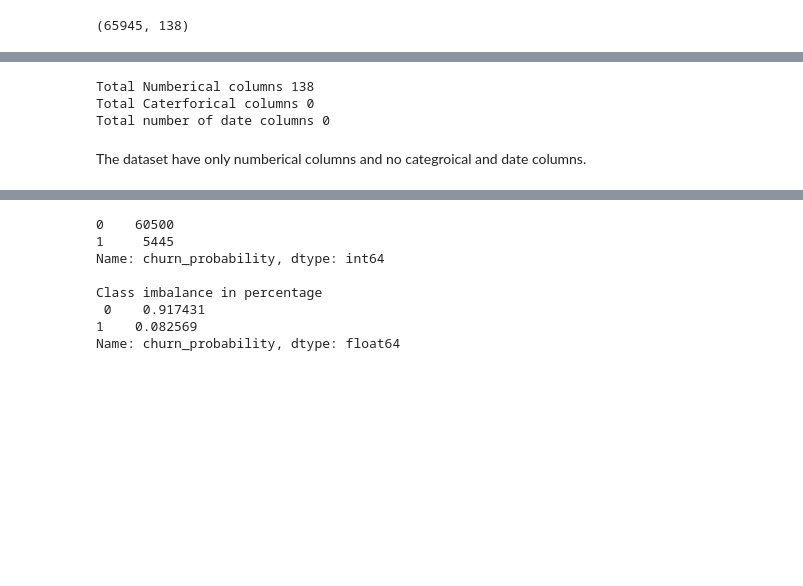
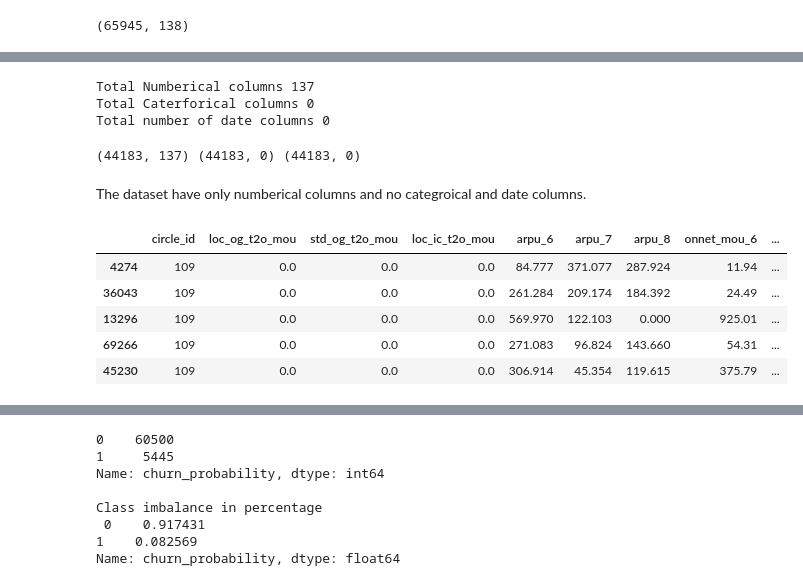
Before and after one commit to hargurjeet/Telecom-Churn-Prediction, a Jupyter notebook: telecom-churn-predictions.ipynb, the cells around one changed output, grey strips where cells are left out. Saved outputs shown, nothing was run; the diff lists cells and outputs as text; code cells hidden in the pictures; blank space fills up the shorter version.

Commit message:
Kaggle Notebook | Telecom Churn Predictions | Version 10 | Data prepared for PCA implementation

```diff
--- a/telecom-churn-predictions.ipynb
+++ b/telecom-churn-predictions.ipynb
@@ -281,0 +285,7 @@ tc_train.shape
+# %%
+X = tc_train.drop('churn_probability', axis=1)
+y = tc_train['churn_probability']
+
+X_train, X_test, y_train, y_test = train_test_split(X, y, test_size=0.33, random_state=42 )
+
+X_train.info(verbose=True, show_counts=True)
@@ -282,17 +310,31 @@ tc_train.shape
 # %%
 ## Seprating numberical, date and categorical cols
-numberic_cols = tc_train.select_dtypes(include=['number'])
+X_train_numberic = X_train.select_dtypes(include=['number'])
 
-cat_cols = tc_train.select_dtypes(include=['object'])
+X_train_cat = X_train.select_dtypes(include=['object'])
 
-date_cols = tc_train.select_dtypes(include=['datetime64'])
+X_train_date = X_train.select_dtypes(include=['datetime64'])
 
-print('Total Numberical columns', len(numberic_cols.columns))
-print('Total Caterforical columns', len(cat_cols.columns))
-print('Total number of date columns', len(date_cols.columns))
+print('Total Numberical columns', len(X_train_numberic.columns))
+print('Total Caterforical columns', len(X_train_cat.columns))
+print('Total number of date columns', len(X_train_date.columns))
 # %% [output]
-Total Numberical columns 138
+Total Numberical columns 137
 Total Caterforical columns 0
 Total number of date columns 0
+# %%
+print(X_train_numberic.shape, X_train_cat.shape, X_train_date.shape)
+# %% [output]
+(44183, 137) (44183, 0) (44183, 0)
 # %% [markdown]
 The dataset have only numberical columns and no categroical and date columns.
+# %%
+pd.set_option('display.max_column', None)
+X_train_numberic.head()
+# %% [output]
+|  | circle_id | loc_og_t2o_mou | std_og_t2o_mou | loc_ic_t2o_mou | arpu_6 | arpu_7 | arpu_8 | onnet_mou_6 | ... |
+| 4274 | 109 | 0.0 | 0.0 | 0.0 | 84.777 | 371.077 | 287.924 | 11.94 | ... |
+| 36043 | 109 | 0.0 | 0.0 | 0.0 | 261.284 | 209.174 | 184.392 | 24.49 | ... |
+| 13296 | 109 | 0.0 | 0.0 | 0.0 | 569.970 | 122.103 | 0.000 | 925.01 | ... |
+| 69266 | 109 | 0.0 | 0.0 | 0.0 | 271.083 | 96.824 | 143.660 | 54.31 | ... |
+| 45230 | 109 | 0.0 | 0.0 | 0.0 | 306.914 | 45.354 | 119.615 | 375.79 | ... |
```
Also changed, not shown: parts of 11 cells of this notebook.
